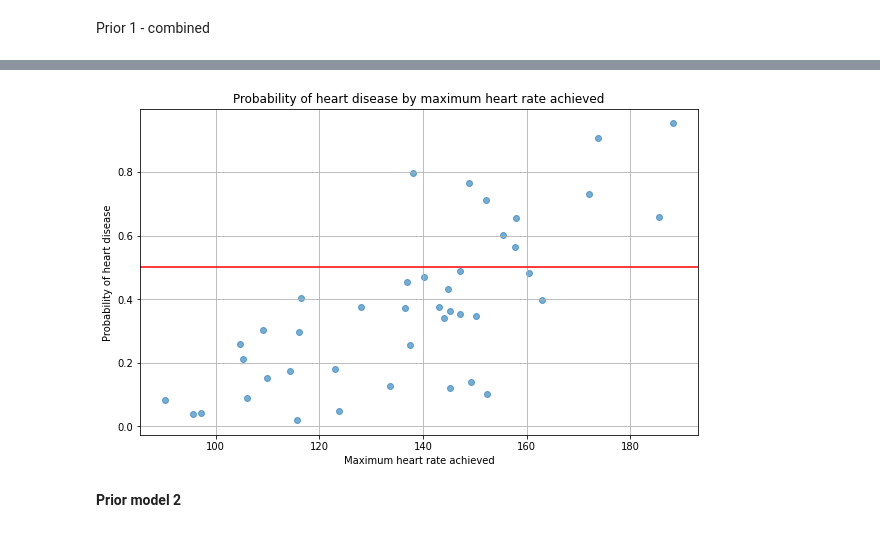
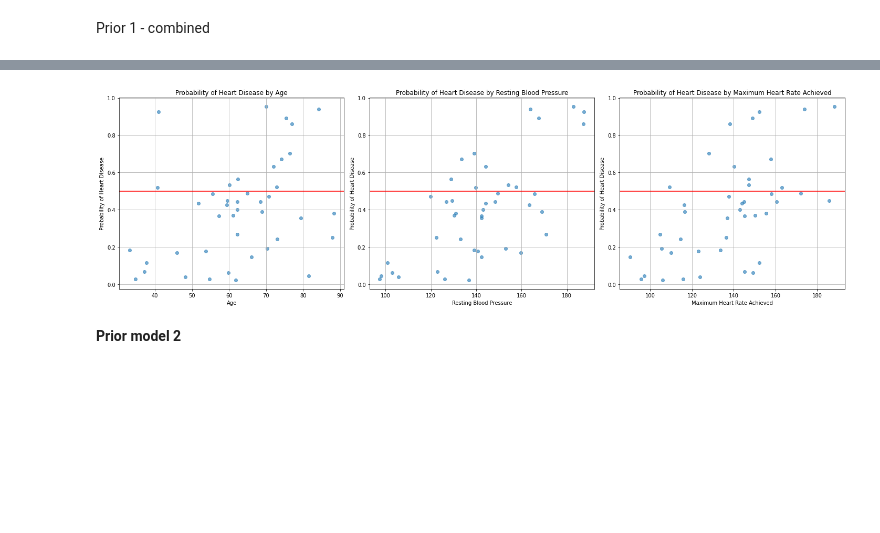
Before and after one commit to wasikjakub/bayesian-heart-disease-prediction, a Jupyter notebook: prior.ipynb, the cells around one changed output, grey strips where cells are left out. Saved outputs shown, nothing was run; the diff lists cells and outputs as text; code cells hidden in the pictures; blank space fills up the shorter version.

Commit message:
priors fixed

```diff
--- a/prior.ipynb
+++ b/prior.ipynb
@@ -139,9 +145,10 @@ plt.show()
 # %% [markdown]
 Prior 1 - combined
 # %%
-model1 = CmdStanModel(stan_file='prior_combined.stan')
+model1 = CmdStanModel(stan_file='prior_combined1.stan')
 sim = model1.sample(iter_sampling=50,
                         iter_warmup=1000,
                         chains=1,
                         seed=242522,)
+prior_model1 = sim.draws_pd()
 # %% [output]
@@ -187,14 +170,37 @@ plt.show()
-# %%
-plt.figure(figsize=(10, 6))
-plt.scatter(prior_model1['thalach'], prior_model1['combined_heart_disease_prob'], alpha=0.6)
-plt.axhline(y=0.5, color='red', linestyle='-')
-plt.xlabel('Maximum heart rate achieved')
-plt.ylabel('Probability of heart disease')
-plt.title('Probability of heart disease by maximum heart rate achieved')
-plt.grid(True)
-plt.show()
-# %% [output]
-[figure, removed]
+# %%
+fig, axs = plt.subplots(1, 3, figsize=(20, 6))
+
+# First subplot
+axs[0].scatter(prior_model1['age'], prior_model1['combined_heart_disease_prob'], alpha=0.6)
+axs[0].axhline(y=0.5, color='red', linestyle='-')
+axs[0].set_xlabel('Age')
+axs[0].set_ylabel('Probability of Heart Disease')
+axs[0].set_title('Probability of Heart Disease by Age')
+axs[0].grid(True)
+
+# Second subplot
+axs[1].scatter(prior_model1['bps'], prior_model1['combined_heart_disease_prob'], alpha=0.6)
+axs[1].axhline(y=0.5, color='red', linestyle='-')
+axs[1].set_xlabel('Resting Blood Pressure')
+axs[1].set_ylabel('Probability of Heart Disease')
+axs[1].set_title('Probability of Heart Disease by Resting Blood Pressure')
+axs[1].grid(True)
+
+# Third subplot
+axs[2].scatter(prior_model1['thalach'], prior_model1['combined_heart_disease_prob'], alpha=0.6)
+axs[2].axhline(y=0.5, color='red', linestyle='-')
+axs[2].set_xlabel('Maximum Heart Rate Achieved')
+axs[2].set_ylabel('Probability of Heart Disease')
+axs[2].set_title('Probability of Heart Disease by Maximum Heart Rate Achieved')
+axs[2].grid(True)
+
+# Adjust layout to prevent overlap
+plt.tight_layout()
+
+# Show the plot
+plt.show()
+# %% [output]
+[figure, added]
 # %% [markdown]
 **Prior model 2**
 # %% [markdown]
```
Also changed, not shown: parts of 17 cells of this notebook, 14 other files.
